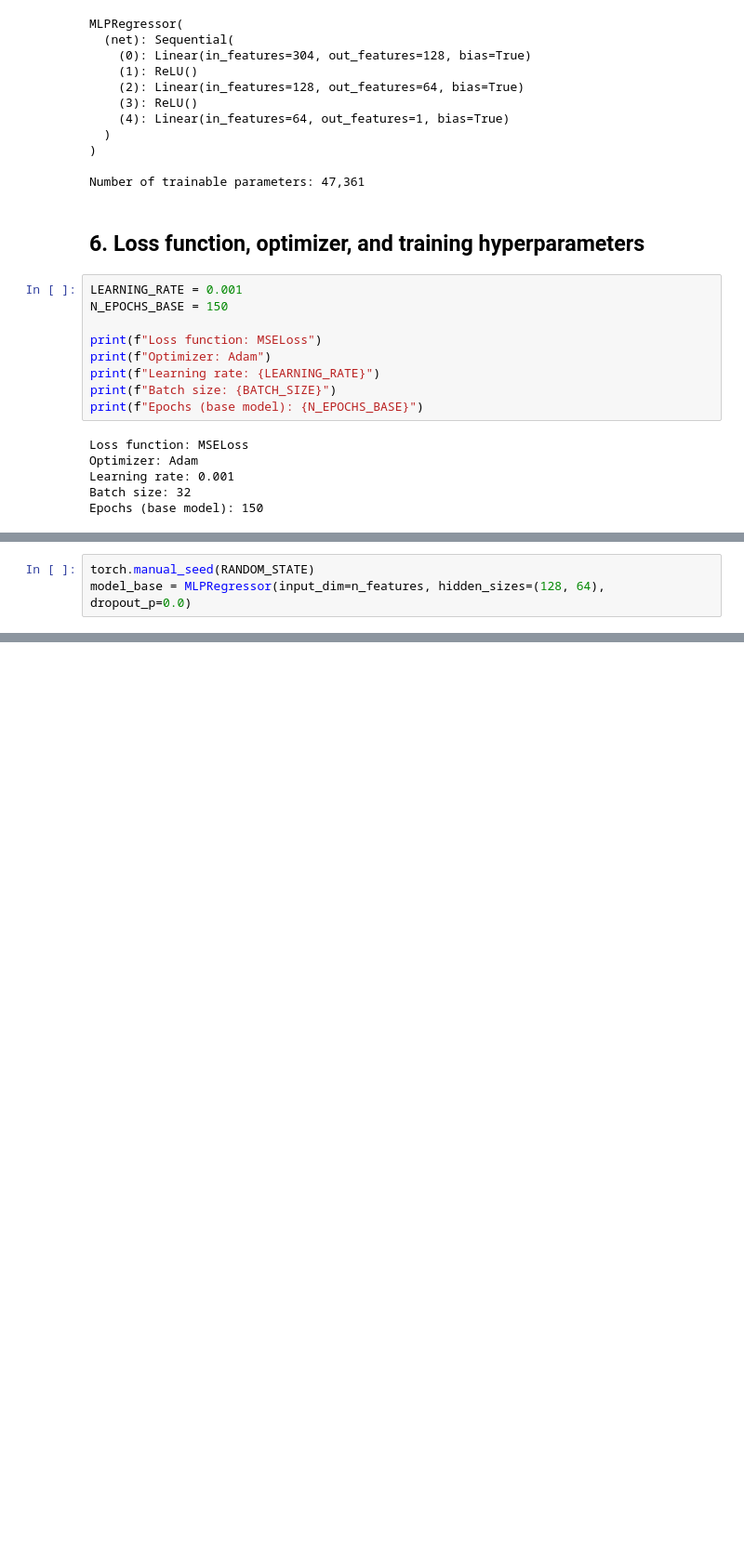
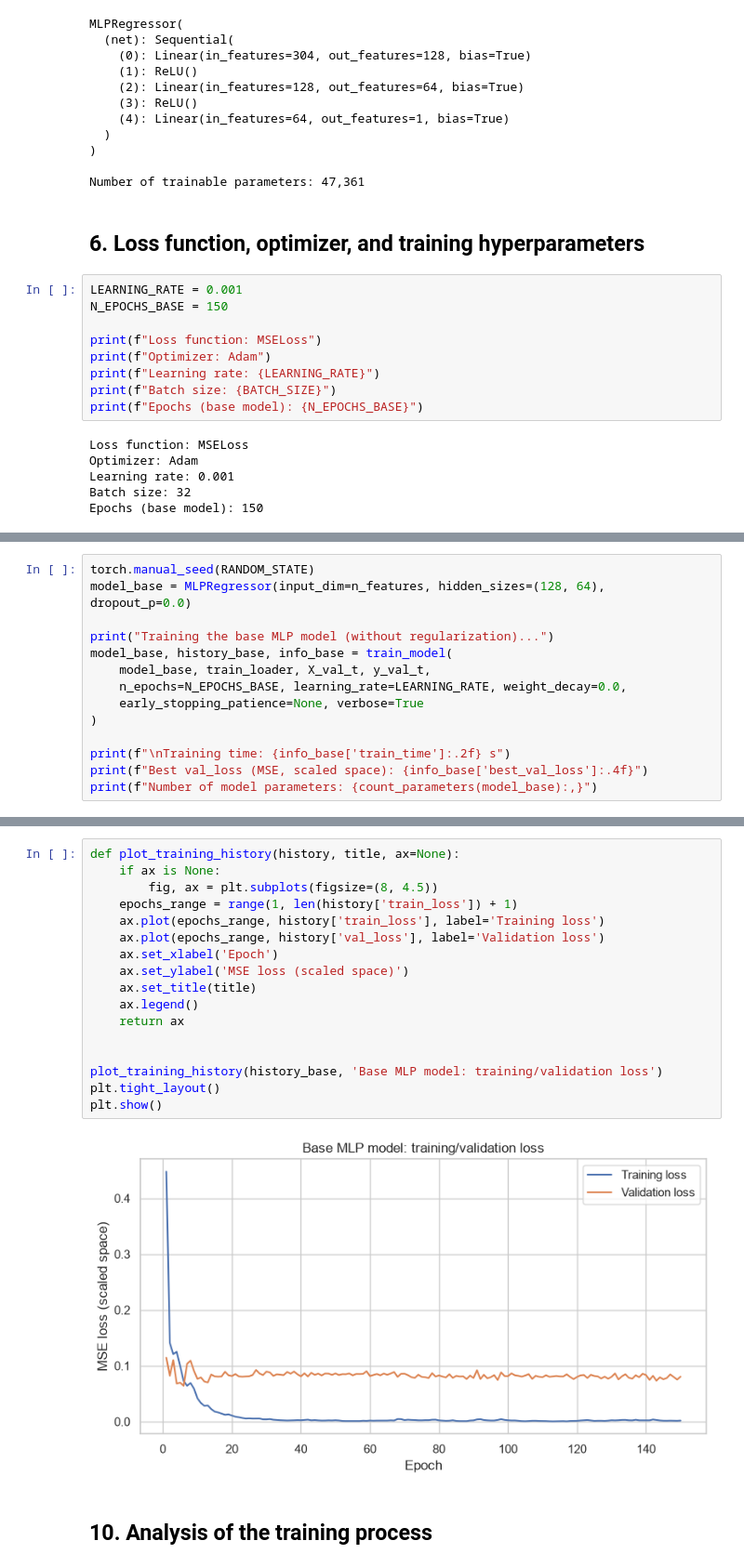
Before and after one commit to anuri-el/Machine-Learning-Technologies, a Jupyter notebook: l6_mlp.ipynb, the cells around one changed output, grey strips where cells are left out. Shown at 93% size. Cells and saved outputs as stored; diff of their text form; blank space fills up the shorter version.

```diff
--- a/l6_mlp.ipynb
+++ b/l6_mlp.ipynb
@@ -331,3 +354,14 @@ def train_model(model, train_loader, X_val_t, y_val_t, n_epochs, learning_rate=0
 # %%
 torch.manual_seed(RANDOM_STATE)
 model_base = MLPRegressor(input_dim=n_features, hidden_sizes=(128, 64), dropout_p=0.0)
+
+print("Training the base MLP model (without regularization)...")
+model_base, history_base, info_base = train_model(
+    model_base, train_loader, X_val_t, y_val_t,
+    n_epochs=N_EPOCHS_BASE, learning_rate=LEARNING_RATE, weight_decay=0.0,
+    early_stopping_patience=None, verbose=True
+)
+
+print(f"\nTraining time: {info_base['train_time']:.2f} s")
+print(f"Best val_loss (MSE, scaled space): {info_base['best_val_loss']:.4f}")
+print(f"Number of model parameters: {count_parameters(model_base):,}")
@@ -333,0 +418,21 @@ model_base = MLPRegressor(input_dim=n_features, hidden_sizes=(128, 64), dropout_
+# %%
+def plot_training_history(history, title, ax=None):
+    if ax is None:
+        fig, ax = plt.subplots(figsize=(8, 4.5))
+    epochs_range = range(1, len(history['train_loss']) + 1)
+    ax.plot(epochs_range, history['train_loss'], label='Training loss')
+    ax.plot(epochs_range, history['val_loss'], label='Validation loss')
+    ax.set_xlabel('Epoch')
+    ax.set_ylabel('MSE loss (scaled space)')
+    ax.set_title(title)
+    ax.legend()
+    return ax
+
+
+plot_training_history(history_base, 'Base MLP model: training/validation loss')
+plt.tight_layout()
+plt.show()
+# %% [output]
+[figure, added]
+# %% [markdown]
+## 10. Analysis of the training process
```
Also changed, not shown: parts of 23 cells of this notebook.
